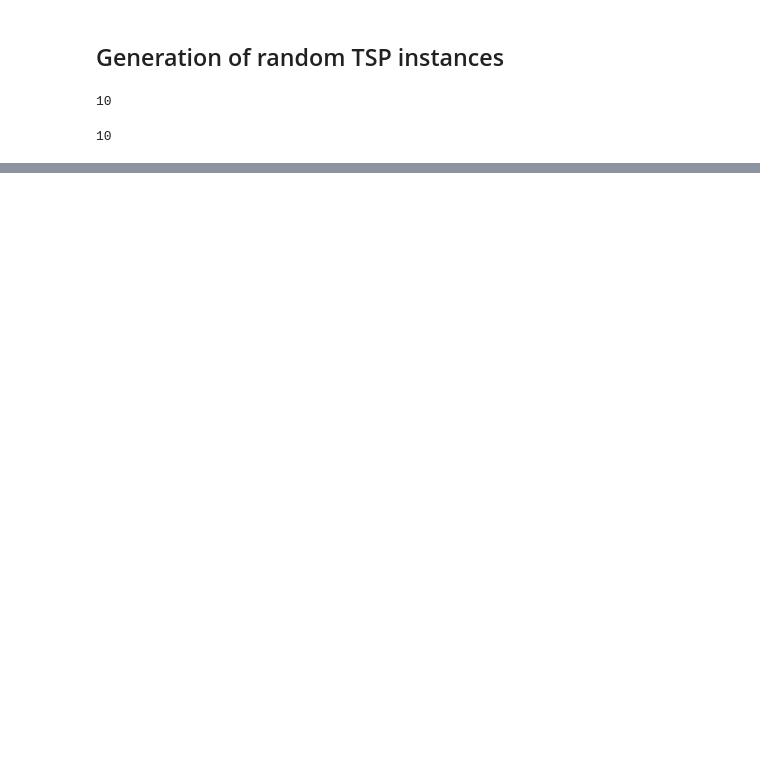
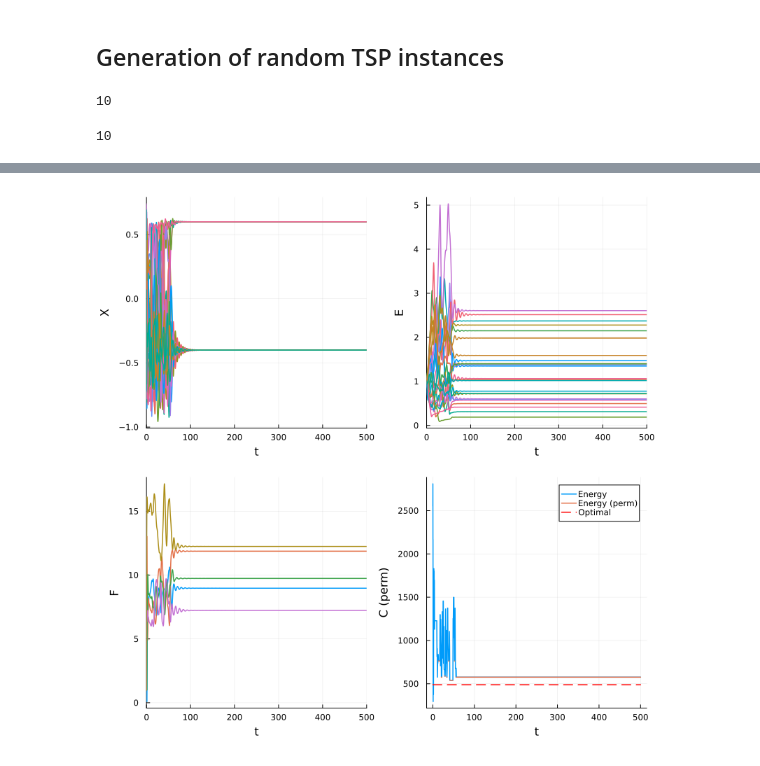
Before and after one commit to Modaino/Embeddings, a Jupyter notebook: TSP_benchmark.ipynb, the cells around one changed output, grey strips where cells are left out. Saved outputs shown, nothing was run; the diff lists cells and outputs as text; code cells hidden in the pictures; blank space fills up the shorter version.

```diff
--- a/TSP_benchmark.ipynb
+++ b/TSP_benchmark.ipynb
@@ -176,23 +164,51 @@ Run TSP, trial 10, instance 10, N=10, found solution at t0=93.00096863924813.
 # %%
 #plot trajectory
-if false
+
+if true
+
+    N = 5
+    i = 1
+
+    M₀ = UnitaryMatrices(N, ℝ)
+
+    D, H0 = load_TSP_instance(N,i)
+
+    cost_fnc_P, cost_fnc_X, T, b = initialize_solver(N,D)
+
+    tspan = (0.0,steps)
+    beta = beta0 / mean((2*b) .* T * D)
+    params = (D, T, steps, beta, lambda, gamma,b)
+
+    # 3) run
+    isolved, t0, tCPU, H, H_perm, sol = run_ODE(N,params,tspan,M₀,cost_fnc_X,H0)
+
+
+    #4) plot
 
     p = plot(layout=(2, 2), size=(800, 800))
 
     plot!(p[1], sol, idxs=1:N^2, plotdensity=1000, lw=1.5, legend=false, ylabel="X")
 
     plot!(p[2],sol, idxs=(N^2+1):(2*N^2), plotdensity=1000, lw=1.5, legend=false , ylabel="E")
     #plot(sol, idxs=101:110, plotdensity=100, lw=1.5, title="Matrix elements", legend=false)
 
     plot!(p[3],sol, idxs=(2*N^2+1):(2*N^2+N), plotdensity=1000, lw=1.5, legend=false, ylabel="F")
     #plot(sol, idxs=101:110, plotdensity=100, lw=1.5, title="Matrix elements", legend=false)
 
-    plot!(p[4],sol.t,[ cost_fnc_X(reshape(x_t[1:N^2], N, N)) for x_t in sol.u] , label="Energy", lw=1.5, xlabel="t", ylabel="C")
+    plot!(p[4],sol.t,H , label="Energy", lw=1.5, xlabel="t", ylabel="C")
+    plot!(p[4],sol.t,H_perm , label="Energy (perm)", lw=1.5, xlabel="t", ylabel="C (perm)")
     plot!(p[4],sol.t,fill(H0, length(sol.t)), label="Optimal", lw=1.5, xlabel="t",color=:red, linestyle=:dash)
 
+    if isolved
+        plot!(p[4],[t0,t0],[minimum(H),maximum(H)], label="Optimal", lw=1.5, xlabel="t0",color=:black, linestyle=:dash)
+    end
+
+    display(p)
     #savefig(p, "example.png")
 
 end
+# %% [output]
+[figure, added]
 # %%
 p0_mat
 # %% [output]
```
Also changed, not shown: parts of 8 cells of this notebook, 2 other files.
